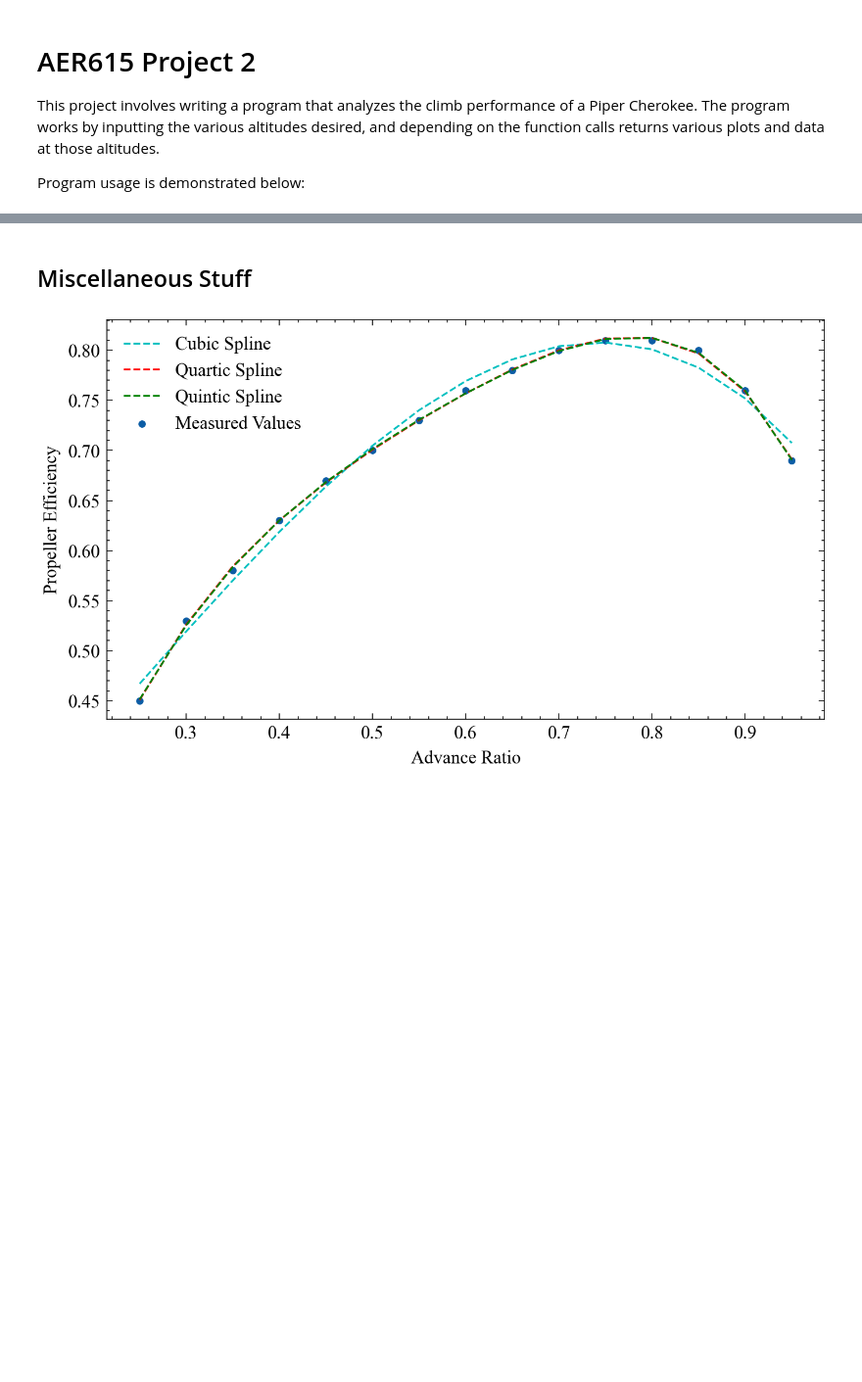
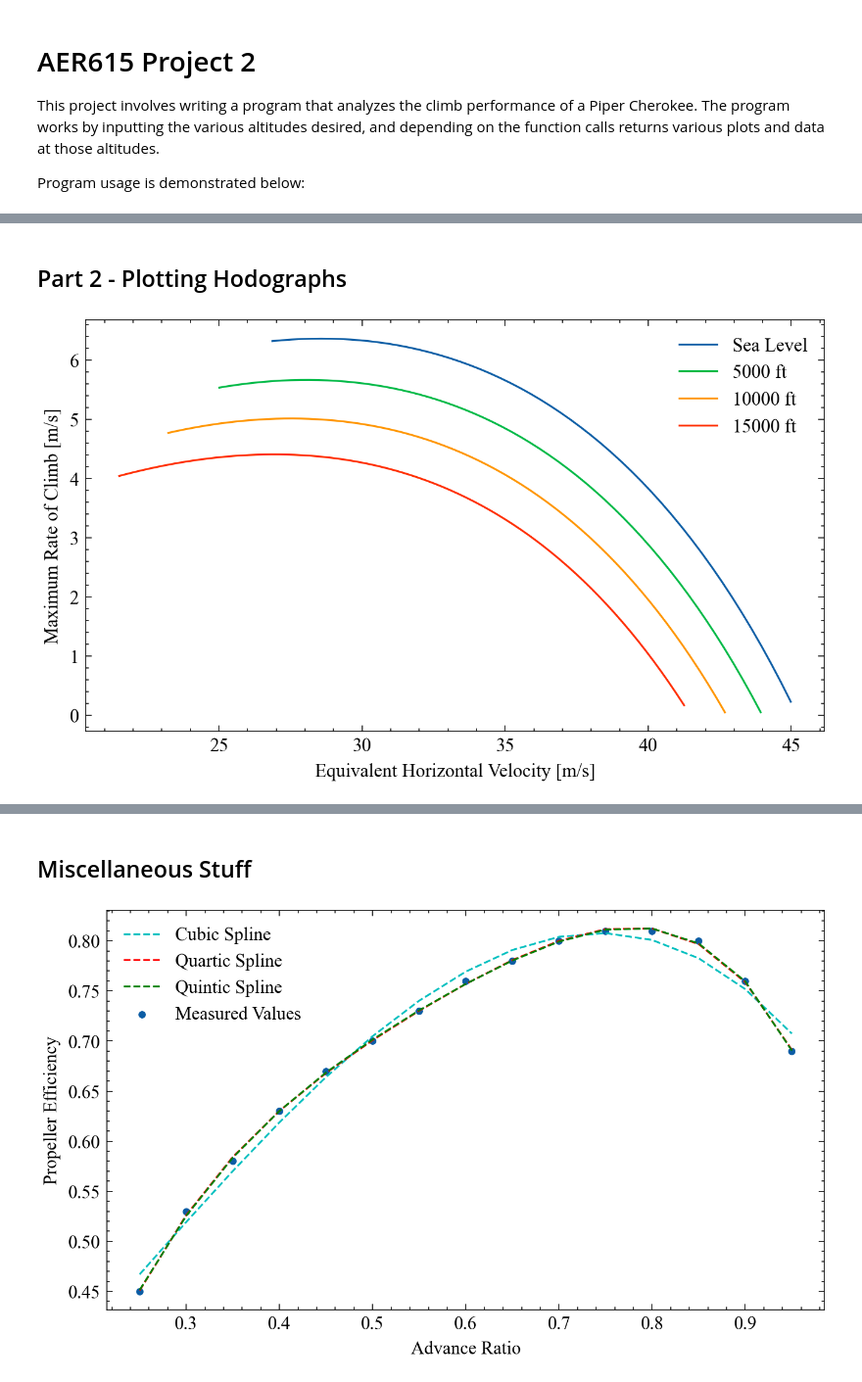
Before and after one commit to MichaszJ/aircraft-performance-projects, a Jupyter notebook: Project2.ipynb, the cells around one changed output, grey strips where cells are left out. Shown at 98% size. Cells and saved outputs as stored; diff of their text form; code cells hidden in the pictures; blank space fills up the shorter version.

Commit message:
fixed max roc plot, added hodographs

```diff
--- a/Project2.ipynb
+++ b/Project2.ipynb
@@ -17,0 +27,6 @@ ca.max_roc(metric=False)
+# %% [markdown]
+## Part 2 - Plotting Hodographs
+# %%
+ca.hodograph(metric=True)
+# %% [output]
+[figure, added]
```
Also changed, not shown: parts of 11 cells of this notebook, 1 other file.
